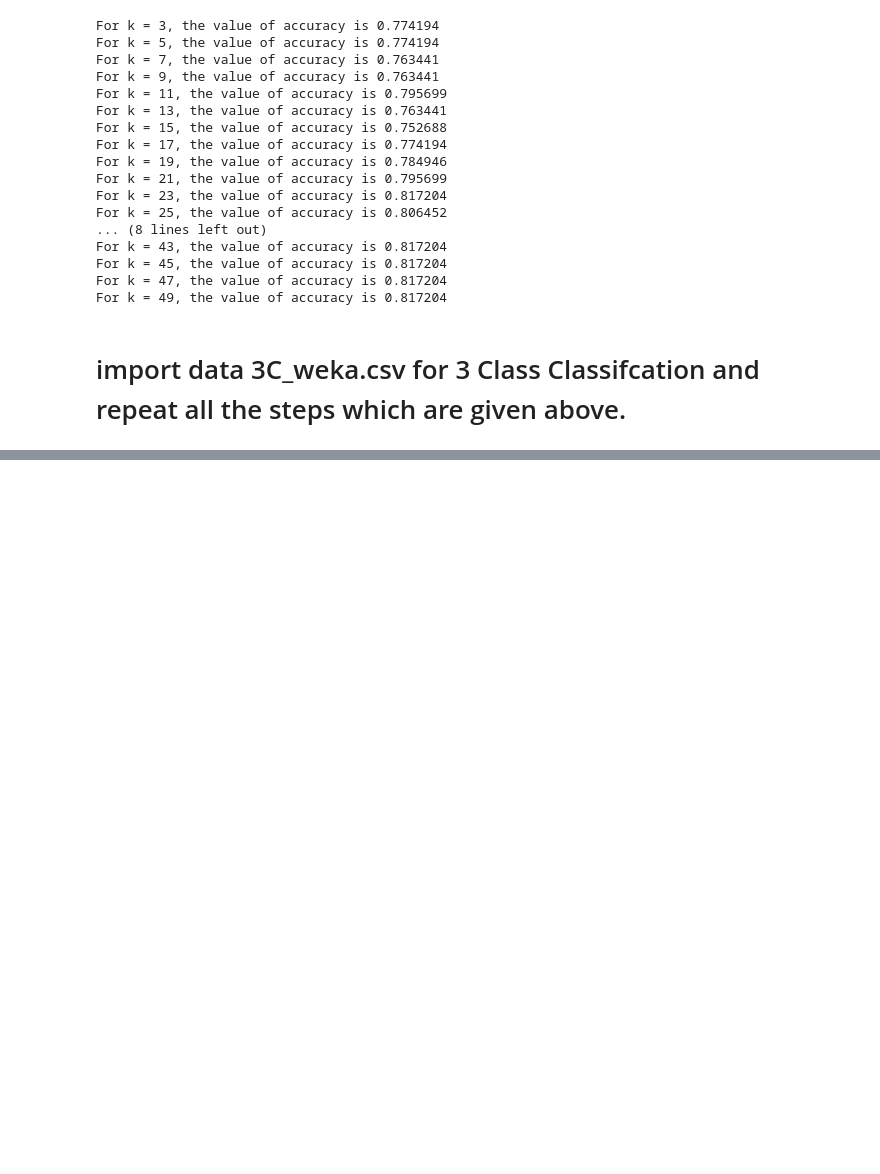
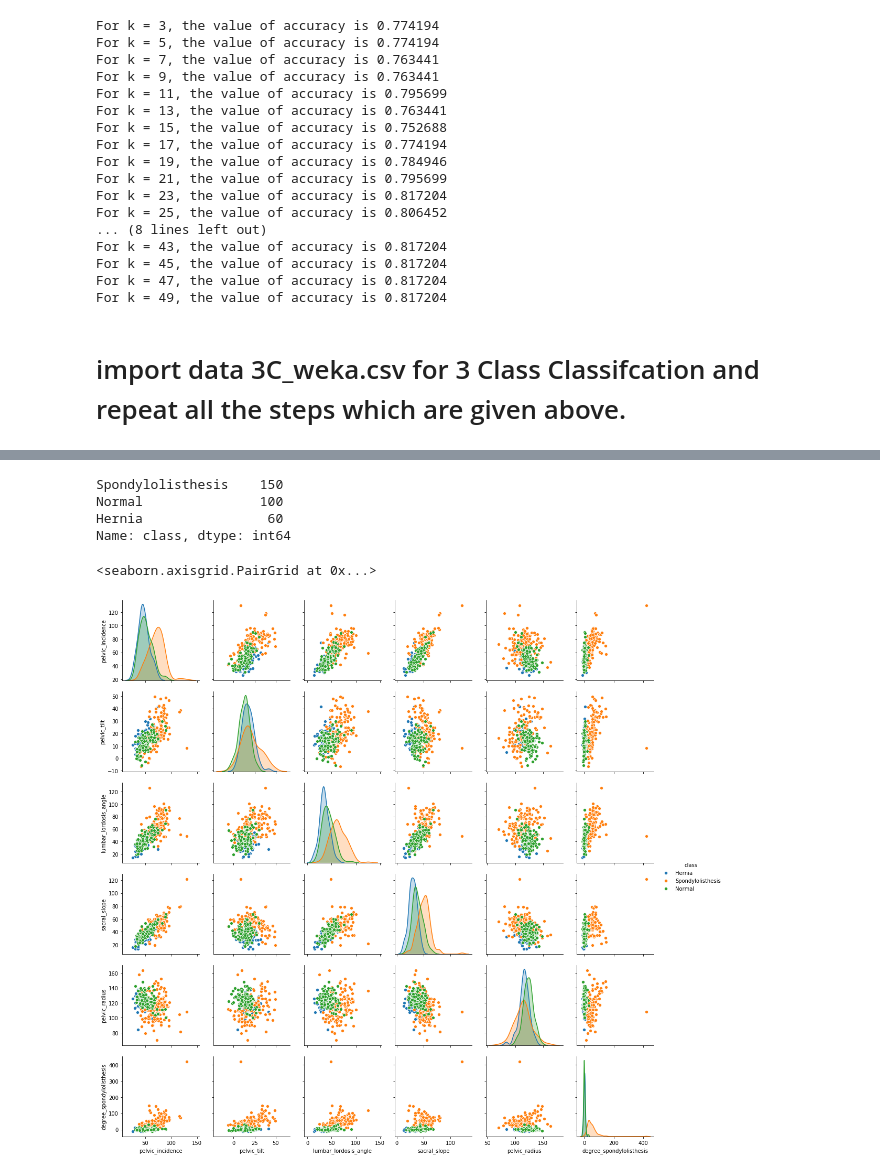
Before and after one commit to mohit19mahajan/aiml1, a Jupyter notebook: Project - kNN- Patient type Classification.ipynb, the cells around one changed output, grey strips where cells are left out. Cells and saved outputs as stored; diff of their text form; code cells hidden in the pictures; blank space fills up the shorter version.

```diff
--- a/Project - kNN- Patient type Classification.ipynb
+++ b/Project - kNN- Patient type Classification.ipynb
@@ -190,0 +230,12 @@ df3 = pd.read_csv("3Classdata.csv")
+# %%
+df3["class"].value_counts()
+# %% [output]
+Spondylolisthesis    150
+Normal               100
+Hernia                60
+Name: class, dtype: int64
+# %%
+sns.pairplot(diag_kind="kde",hue="class",data=df3)
+# %% [output]
+<seaborn.axisgrid.PairGrid at 0x...>
+[figure, added]
```
Also changed, not shown: parts of 16 cells of this notebook.
